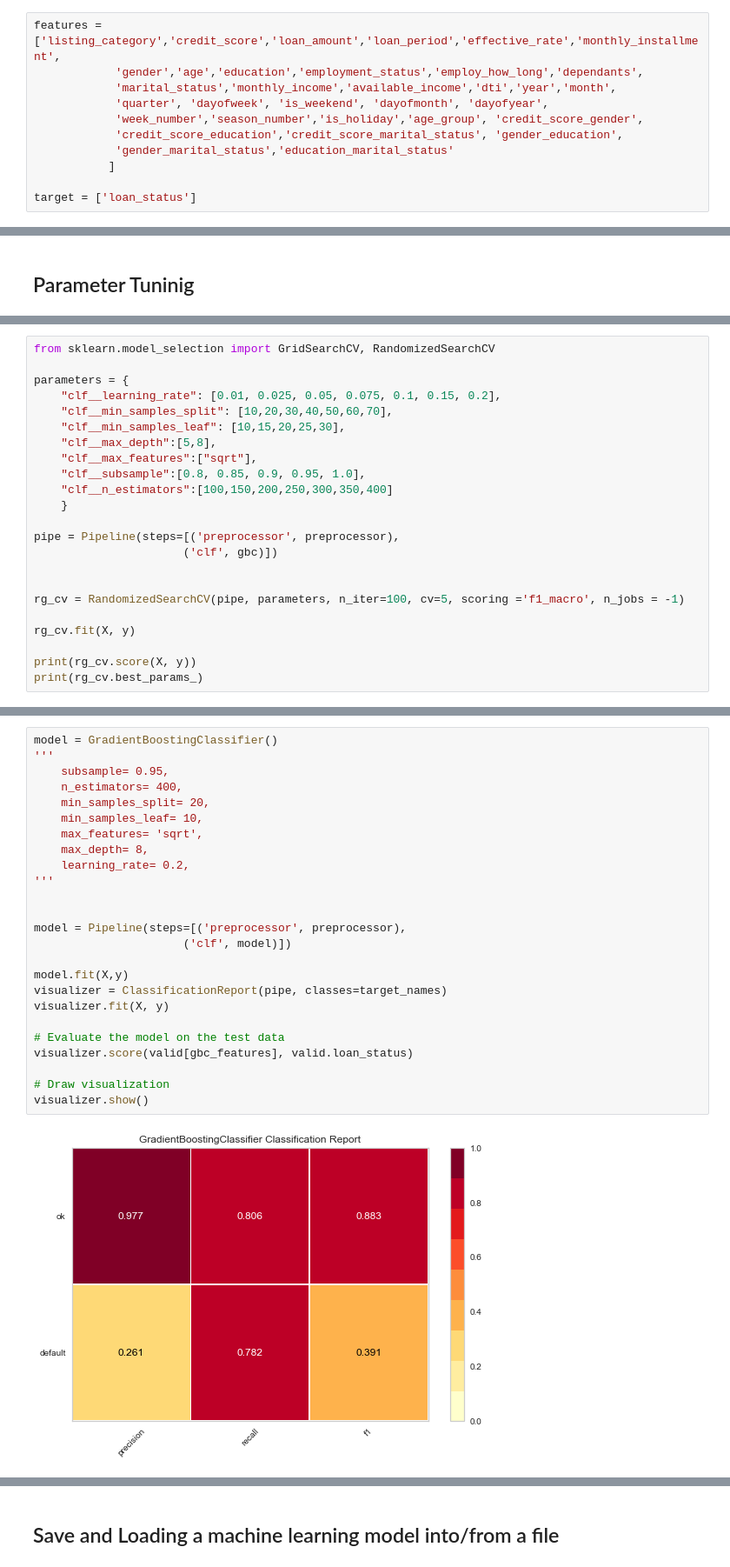
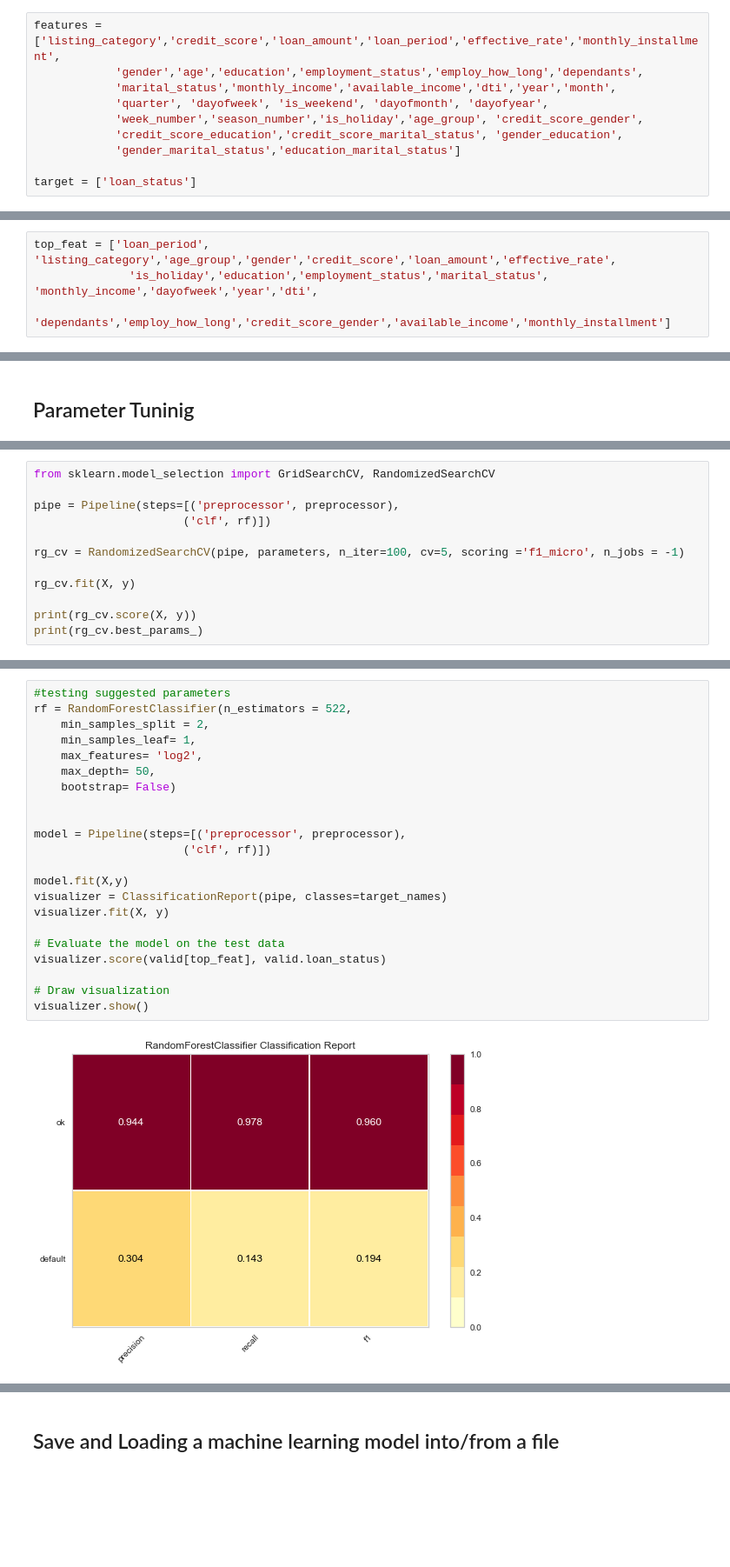
Before and after one commit to ValdemarQ/competitions, a Jupyter notebook: Finbee/C - Class project - Finbee - Predicting who will default on loans.ipynb, the cells around one changed output, grey strips where cells are left out. Shown at 87% size. Drawn from its saved outputs; the diff is of its cells as text; blank space fills up the shorter version.

```diff
--- a/Finbee/C - Class project - Finbee - Predicting who will default on loans.ipynb
+++ b/Finbee/C - Class project - Finbee - Predicting who will default on loans.ipynb
@@ -1898,8 +1891,7 @@ features = ['listing_category','credit_score','loan_amount','loan_period','effec
             'quarter', 'dayofweek', 'is_weekend', 'dayofmonth', 'dayofyear',
             'week_number','season_number','is_holiday','age_group', 'credit_score_gender',
             'credit_score_education','credit_score_marital_status', 'gender_education',
-            'gender_marital_status','education_marital_status'
-           ]
+            'gender_marital_status','education_marital_status']
 
 target = ['loan_status']
 # %%
@@ -2041 +2041,5 @@ X, y = ros2.fit_resample(train[gbc_features], train.loan_status)
+# %%
+top_feat = ['loan_period', 'listing_category','age_group','gender','credit_score','loan_amount','effective_rate',
+              'is_holiday','education','employment_status','marital_status', 'monthly_income','dayofweek','year','dti',
+              'dependants','employ_how_long','credit_score_gender','available_income','monthly_installment']
 # %%
@@ -2086,21 +2146,10 @@ for classifier in classifiers:
 # %%
 from sklearn.model_selection import GridSearchCV, RandomizedSearchCV
 
-parameters = {
-    "clf__learning_rate": [0.01, 0.025, 0.05, 0.075, 0.1, 0.15, 0.2],
-    "clf__min_samples_split": [10,20,30,40,50,60,70],
-    "clf__min_samples_leaf": [10,15,20,25,30],
-    "clf__max_depth":[5,8],
-    "clf__max_features":["sqrt"],
-    "clf__subsample":[0.8, 0.85, 0.9, 0.95, 1.0],
-    "clf__n_estimators":[100,150,200,250,300,350,400]
-    }
+pipe = Pipeline(steps=[('preprocessor', preprocessor),
+                      ('clf', rf)])
 
-pipe = Pipeline(steps=[('preprocessor', preprocessor),
-                      ('clf', gbc)])
-
-
-rg_cv = RandomizedSearchCV(pipe, parameters, n_iter=100, cv=5, scoring ='f1_macro', n_jobs = -1)
+rg_cv = RandomizedSearchCV(pipe, parameters, n_iter=100, cv=5, scoring ='f1_micro', n_jobs = -1)
 
 rg_cv.fit(X, y)
 
@@ -2112,28 +2158,25 @@ print(rg_cv.best_params_)
 # %%
-model = GradientBoostingClassifier()
-'''
-    subsample= 0.95,
-    n_estimators= 400,
-    min_samples_split= 20,
-    min_samples_leaf= 10,
-    max_features= 'sqrt',
-    max_depth= 8,
-    learning_rate= 0.2,
-'''
+#testing suggested parameters
+rf = RandomForestClassifier(n_estimators = 522,
+    min_samples_split = 2,
+    min_samples_leaf= 1,
+    max_features= 'log2',
+    max_depth= 50,
+    bootstrap= False)
 
 
 model = Pipeline(steps=[('preprocessor', preprocessor),
-                      ('clf', model)])
+                      ('clf', rf)])
 
 model.fit(X,y)
 visualizer = ClassificationReport(pipe, classes=target_names)
 visualizer.fit(X, y)
 
 # Evaluate the model on the test data
-visualizer.score(valid[gbc_features], valid.loan_status)
+visualizer.score(valid[top_feat], valid.loan_status)
 
 # Draw visualization
 visualizer.show()
 # %% [output]
-[figure, old version]
+[figure, new version]
 <matplotlib.axes._subplots.AxesSubplot at 0x...>
```
Also changed, not shown: parts of 27 cells of this notebook.
